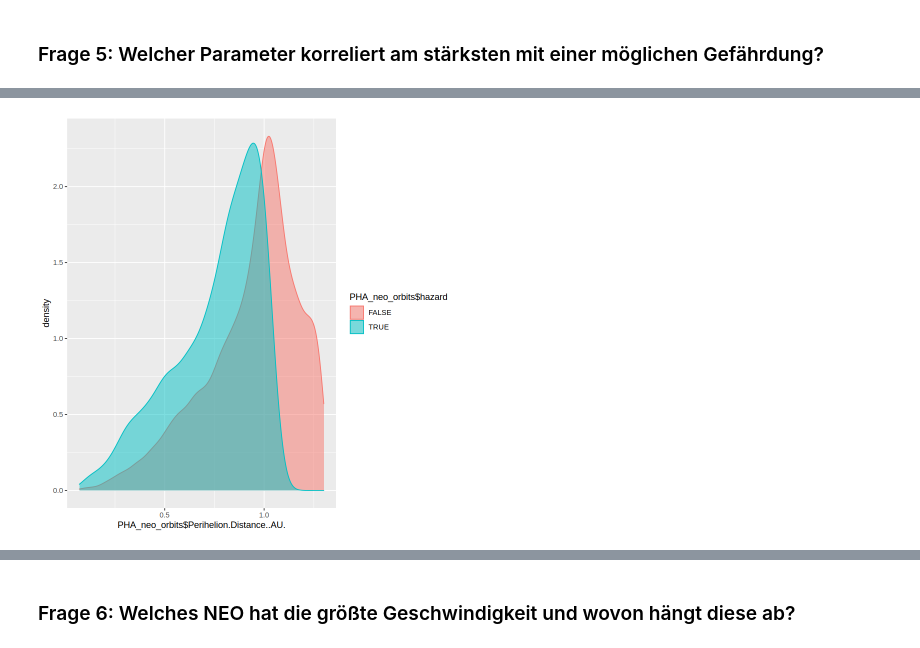
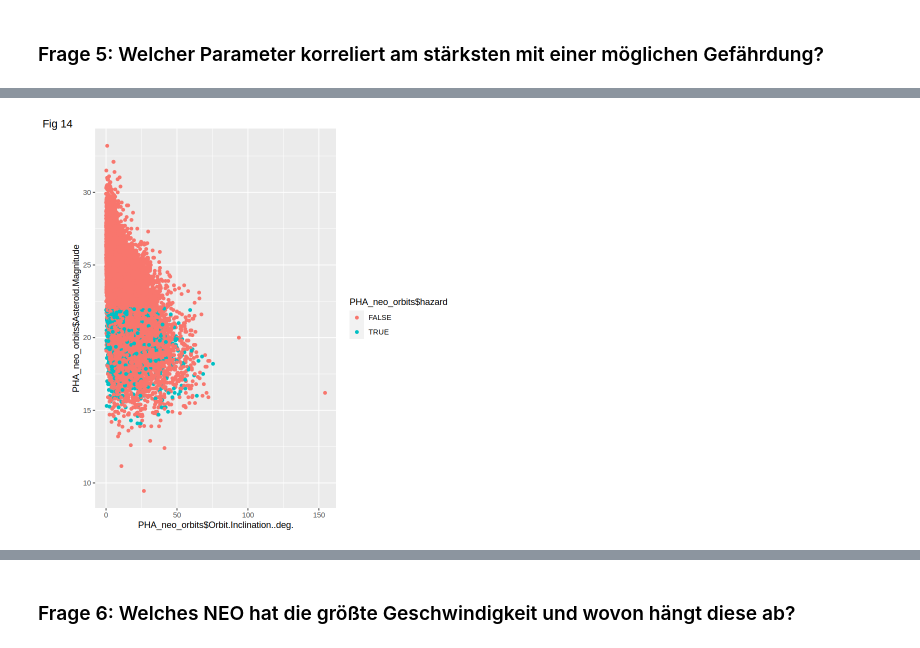
Before and after one commit to AlaskaRivendell/STS_neoOrbits-Aufgabe, a Jupyter notebook: Statistik und Stochastik Projekt.ipynb, the cells around one changed output, grey strips where cells are left out. Drawn from its saved outputs; the diff is of its cells as text; code cells hidden in the pictures.

```diff
--- a/Statistik und Stochastik Projekt.ipynb
+++ b/Statistik und Stochastik Projekt.ipynb
@@ -491,6 +657,6 @@ ggplot(PHA_neo_orbits, aes(x = PHA_neo_orbits$Orbit.Inclination..deg.,
 # %%
-ggplot(PHA_neo_orbits, aes(x = PHA_neo_orbits$Perihelion.Distance..AU., fill = PHA_neo_orbits$hazard,
-                       color = PHA_neo_orbits$hazard)) +
-                            geom_density(alpha = 0.5, position = "identity")
+ggplot(PHA_neo_orbits, aes(x = PHA_neo_orbits$Orbit.Inclination..deg.,
+                       y = PHA_neo_orbits$Asteroid.Magnitude,
+                       color = PHA_neo_orbits$hazard)) + geom_point() + labs(tag = "Fig 14")
 # %% [output]
-[figure, old version]
+[figure, new version]
```
Also changed, not shown: parts of 45 cells of this notebook.
